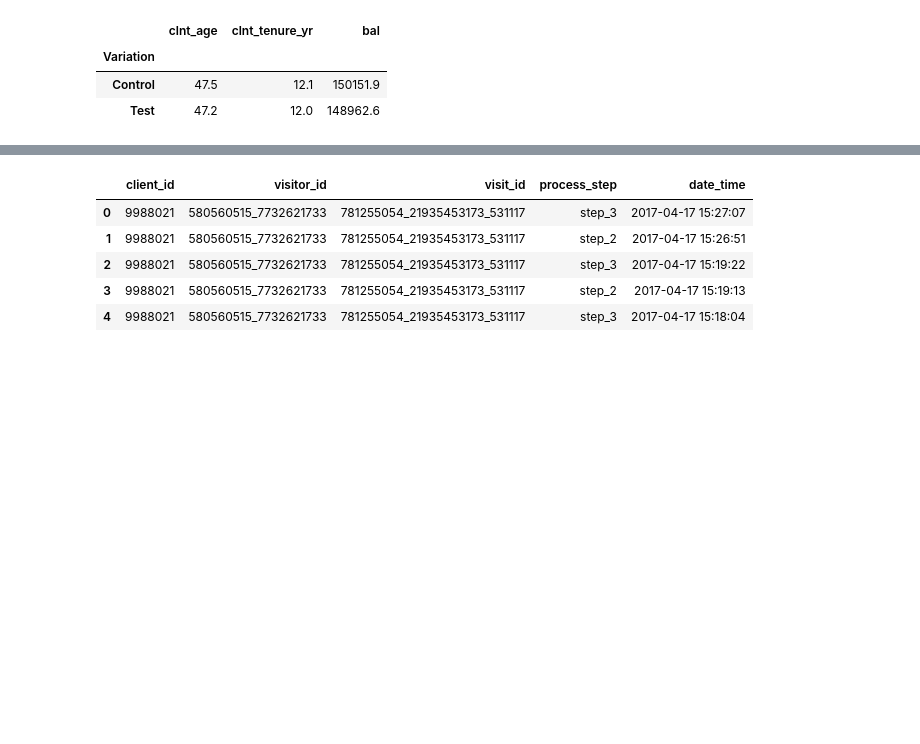
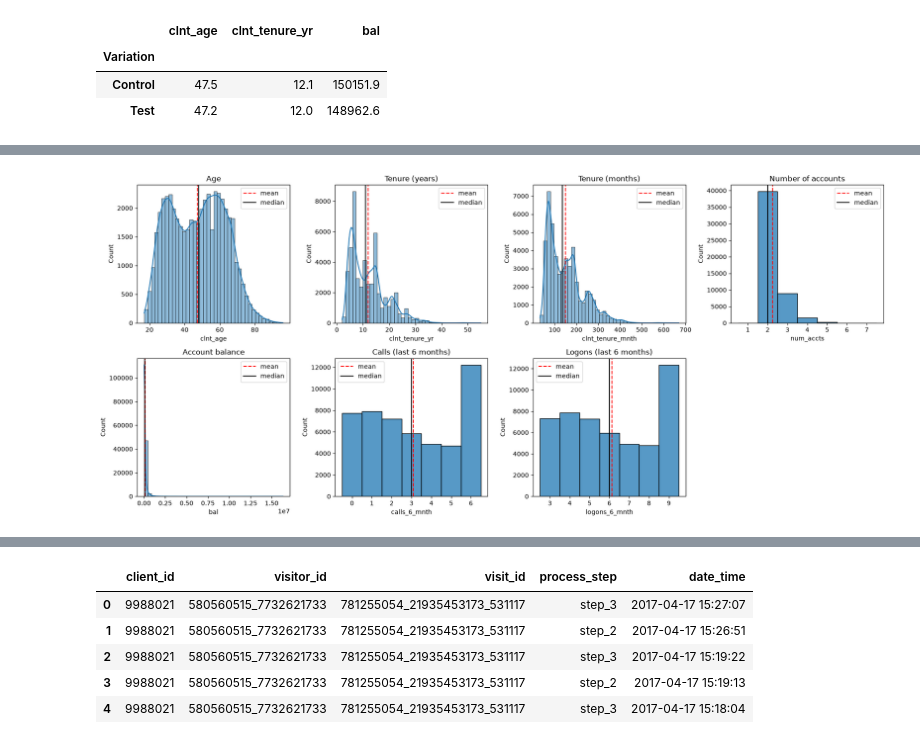
Before and after one commit to JovZiv/vanguard-ab-test-project2, a Jupyter notebook: vanguard-ab-test.ipynb, the cells around one changed output, grey strips where cells are left out. Saved outputs shown, nothing was run; the diff lists cells and outputs as text; code cells hidden in the pictures; blank space fills up the shorter version.

```diff
--- a/vanguard-ab-test.ipynb
+++ b/vanguard-ab-test.ipynb
@@ -341,0 +385,19 @@ We will use the timestamps recorded for each client's website activity to calcul
+# %%
+# ..............................................................
+# STEP 1B – CREATE THE AGE GROUPS
+# ..............................................................
+# clnt_age is a number (ex: 47.5) -> too many different values to compare.
+# pd.cut puts each client in an age box:
+#   bins   = the limits of the boxes  -> 0-30, 30-40, 40-50, 50-60, 60-70, 70-100
+#   labels = the name of each box
+# (right=False means 30 goes in '30-39', not in '<30')
+
+clients["age_group"] = pd.cut(
+    clients["clnt_age"],
+    bins=[0, 30, 40, 50, 60, 70, 100],
+    labels=["<30", "30-39", "40-49", "50-59", "60-69", "70+"],
+    right=False,
+)
+
+# check: how many clients in each age group?
+clients["age_group"].value_counts().sort_index()
@@ -341,0 +439,33 @@ We will use the timestamps recorded for each client's website activity to calcul
+# %%
+numeric_columns = {
+    "clnt_age": "Age",
+    "clnt_tenure_yr": "Tenure (years)",
+    "clnt_tenure_mnth": "Tenure (months)",
+    "num_accts": "Number of accounts",
+    "bal": "Account balance",
+    "calls_6_mnth": "Calls (last 6 months)",
+    "logons_6_mnth": "Logons (last 6 months)",
+}
+
+# one histogram per column (2 rows x 4 columns of charts)
+fig, axes = plt.subplots(2, 4, figsize=(18, 8))
+axes = axes.flatten()
+
+# number of accounts, calls and logons only take whole numbers (1, 2, 3...)
+# -> one bar per value (discrete=True), no smooth curve
+whole_numbers = ["num_accts", "calls_6_mnth", "logons_6_mnth"]
+
+for ax, (col, name) in zip(axes, numeric_columns.items()):
+    if col in whole_numbers:
+        sns.histplot(clients[col], discrete=True, ax=ax)
+    else:
+        sns.histplot(clients[col], bins=40, kde=True, ax=ax)
+    ax.axvline(clients[col].mean(), color="red", linestyle="--", label="mean")
+    ax.axvline(clients[col].median(), color="black", linestyle="-", label="median")
+    ax.set_title(name)
+    ax.legend()
+axes[-1].axis("off")  # the 8th box is empty
+plt.tight_layout()
+plt.show()
+# %% [output]
+[figure, added]
```
Also changed, not shown: parts of 127 cells of this notebook, 8 other files.
